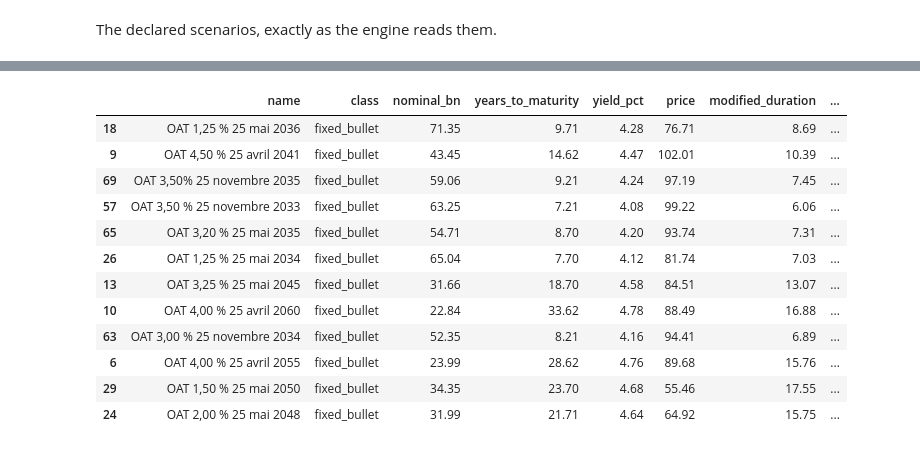
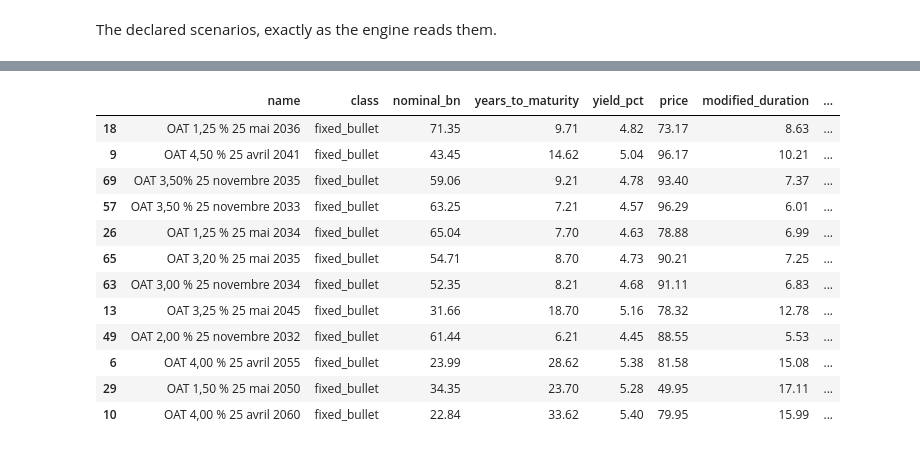
Before and after one commit to adrianchiu1/redbox, a Jupyter notebook: notebooks/briefing_FRA_AFT.ipynb, the cells around one changed output, grey strips where cells are left out. Saved outputs shown, nothing was run; the diff lists cells and outputs as text; code cells hidden in the pictures.

```diff
--- a/notebooks/briefing_FRA_AFT.ipynb
+++ b/notebooks/briefing_FRA_AFT.ipynb
@@ -251,17 +255,17 @@ show('duration')
 # %%
-d = sim.duration_table(90.0)
+d = sim.duration_table(sim.BASELINE.spread_today_bp)
 d.sort_values("value_per_bp_mn", ascending=False).head(12)[["name", "class", "nominal_bn", "years_to_maturity", "yield_pct", "price", "modified_duration", "value_per_bp_mn"]].round(2)
 # %% [output]
 |  | name | class | nominal_bn | years_to_maturity | yield_pct | price | modified_duration | ... |
-| 18 | OAT 1,25 % 25 mai 2036 | fixed_bullet | 71.35 | 9.71 | 4.28 | 76.71 | 8.69 | ... |
-| 9 | OAT 4,50 % 25 avril 2041 | fixed_bullet | 43.45 | 14.62 | 4.47 | 102.01 | 10.39 | ... |
-| 69 | OAT 3,50% 25 novembre 2035 | fixed_bullet | 59.06 | 9.21 | 4.24 | 97.19 | 7.45 | ... |
-| 57 | OAT 3,50 % 25 novembre 2033 | fixed_bullet | 63.25 | 7.21 | 4.08 | 99.22 | 6.06 | ... |
-| 65 | OAT 3,20 % 25 mai 2035 | fixed_bullet | 54.71 | 8.70 | 4.20 | 93.74 | 7.31 | ... |
-| 26 | OAT 1,25 % 25 mai 2034 | fixed_bullet | 65.04 | 7.70 | 4.12 | 81.74 | 7.03 | ... |
-| 13 | OAT 3,25 % 25 mai 2045 | fixed_bullet | 31.66 | 18.70 | 4.58 | 84.51 | 13.07 | ... |
-| 10 | OAT 4,00 % 25 avril 2060 | fixed_bullet | 22.84 | 33.62 | 4.78 | 88.49 | 16.88 | ... |
-| 63 | OAT 3,00 % 25 novembre 2034 | fixed_bullet | 52.35 | 8.21 | 4.16 | 94.41 | 6.89 | ... |
-| 6 | OAT 4,00 % 25 avril 2055 | fixed_bullet | 23.99 | 28.62 | 4.76 | 89.68 | 15.76 | ... |
-| 29 | OAT 1,50 % 25 mai 2050 | fixed_bullet | 34.35 | 23.70 | 4.68 | 55.46 | 17.55 | ... |
-| 24 | OAT 2,00 % 25 mai 2048 | fixed_bullet | 31.99 | 21.71 | 4.64 | 64.92 | 15.75 | ... |
+| 18 | OAT 1,25 % 25 mai 2036 | fixed_bullet | 71.35 | 9.71 | 4.82 | 73.17 | 8.63 | ... |
+| 9 | OAT 4,50 % 25 avril 2041 | fixed_bullet | 43.45 | 14.62 | 5.04 | 96.17 | 10.21 | ... |
+| 69 | OAT 3,50% 25 novembre 2035 | fixed_bullet | 59.06 | 9.21 | 4.78 | 93.40 | 7.37 | ... |
+| 57 | OAT 3,50 % 25 novembre 2033 | fixed_bullet | 63.25 | 7.21 | 4.57 | 96.29 | 6.01 | ... |
+| 26 | OAT 1,25 % 25 mai 2034 | fixed_bullet | 65.04 | 7.70 | 4.63 | 78.88 | 6.99 | ... |
+| 65 | OAT 3,20 % 25 mai 2035 | fixed_bullet | 54.71 | 8.70 | 4.73 | 90.21 | 7.25 | ... |
+| 63 | OAT 3,00 % 25 novembre 2034 | fixed_bullet | 52.35 | 8.21 | 4.68 | 91.11 | 6.83 | ... |
+| 13 | OAT 3,25 % 25 mai 2045 | fixed_bullet | 31.66 | 18.70 | 5.16 | 78.32 | 12.78 | ... |
+| 49 | OAT 2,00 % 25 novembre 2032 | fixed_bullet | 61.44 | 6.21 | 4.45 | 88.55 | 5.53 | ... |
+| 6 | OAT 4,00 % 25 avril 2055 | fixed_bullet | 23.99 | 28.62 | 5.38 | 81.58 | 15.08 | ... |
+| 29 | OAT 1,50 % 25 mai 2050 | fixed_bullet | 34.35 | 23.70 | 5.28 | 49.95 | 17.11 | ... |
+| 10 | OAT 4,00 % 25 avril 2060 | fixed_bullet | 22.84 | 33.62 | 5.40 | 79.95 | 15.99 | ... |
```
Also changed, not shown: parts of 26 cells of this notebook, 22 other files.
